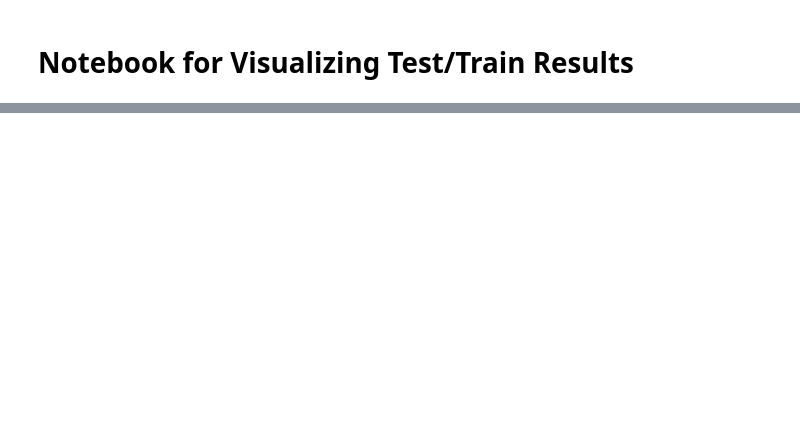
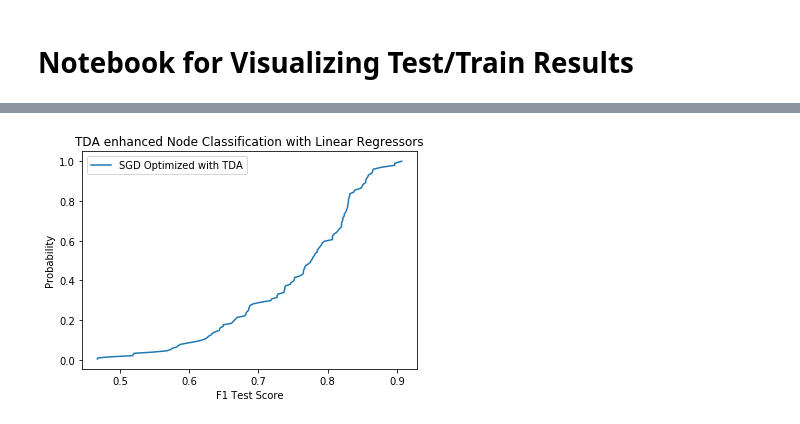
Before and after one commit to agottipati9/GraphSAGE, a Jupyter notebook: Plot_Metrics.ipynb, the cells around one changed output, grey strips where cells are left out. Drawn from its saved outputs; the diff is of its cells as text; code cells hidden in the pictures; blank space fills up the shorter version.

```diff
--- a/Plot_Metrics.ipynb
+++ b/Plot_Metrics.ipynb
@@ -68,6 +70,8 @@ optimized_tda_data, dummy_tda_data = load_data(file_path)
 # %%
 title = 'TDA enhanced Node Classification with Linear Regressors'
 dataset3 = get_cdf_values(optimized_tda_data, label='SGD Optimized with TDA')
-plot_cdf([dataset3], title=title, xlabel=xlabel, ylabel=ylabel)
+plot_cdf([dataset3], title=title, xlabel=xlabel, ylabel=ylabel, path='TDA_sgd.PDF')
+# %% [output]
+[figure, added]
 # %%
 dataset4 = get_cdf_values(dummy_tda_data, label='Dummy with TDA')
```
Also changed, not shown: parts of 7 cells of this notebook, 2 other files.
